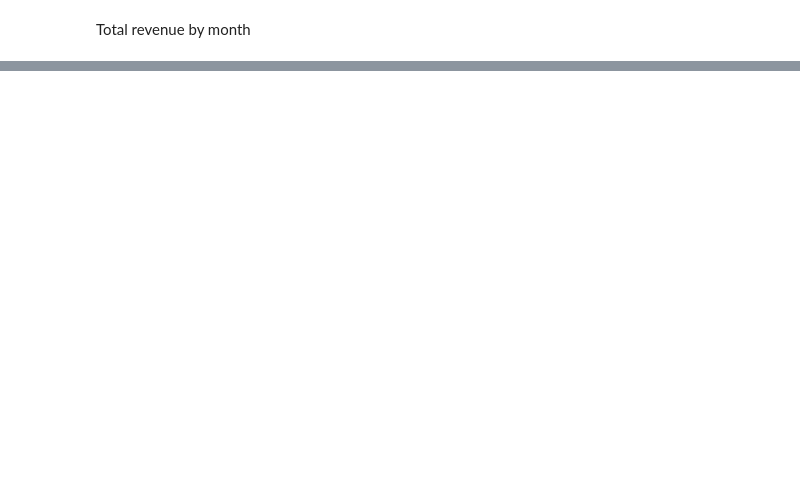
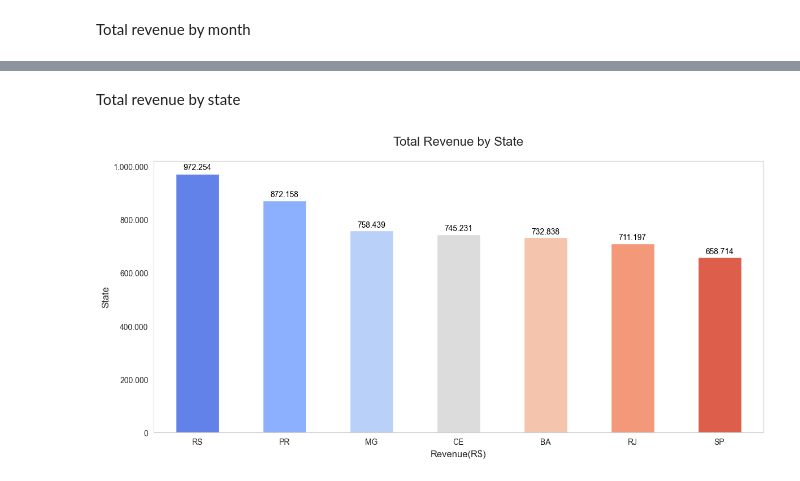
Before and after one commit to msevero-manager/ms_public_pro_pyt_vendas_ecommerce, a Jupyter notebook: project_ecommerce_sales.ipynb, the cells around one changed output, grey strips where cells are left out. Drawn from its saved outputs; the diff is of its cells as text; code cells hidden in the pictures; blank space fills up the shorter version.

```diff
--- a/project_ecommerce_sales.ipynb
+++ b/project_ecommerce_sales.ipynb
@@ -299,0 +300,6 @@ fig, sx = create_chart(total_revenu_by_month, 'Total Revenue by Month', 'Revenue
+# %% [markdown]
+Total revenue by state
+# %%
+fig, ax = create_chart(total_revenue_by_state, 'Total Revenue by State', 'Revenue(R$)', 'State', 'bar')
+# %% [output]
+[figure, added]
```
Also changed, not shown: parts of 13 cells of this notebook.
